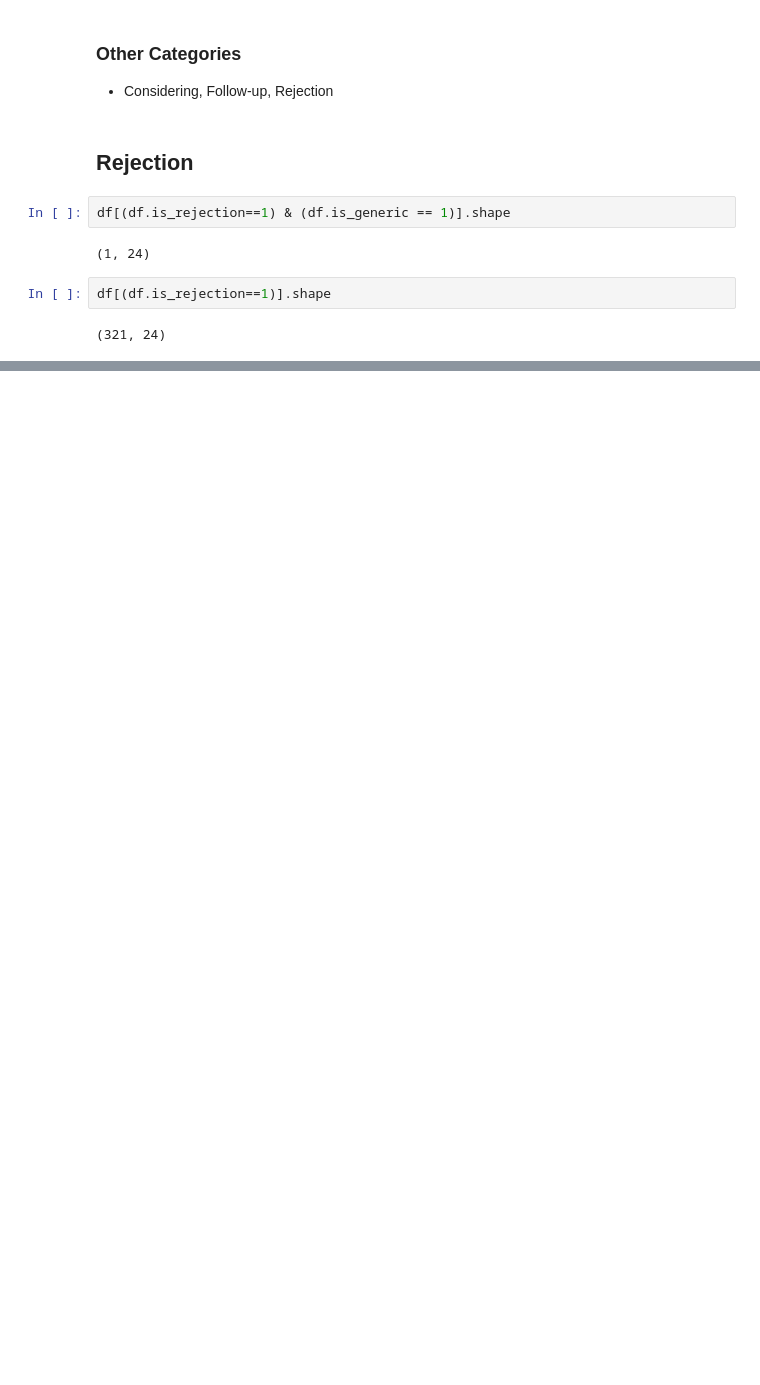
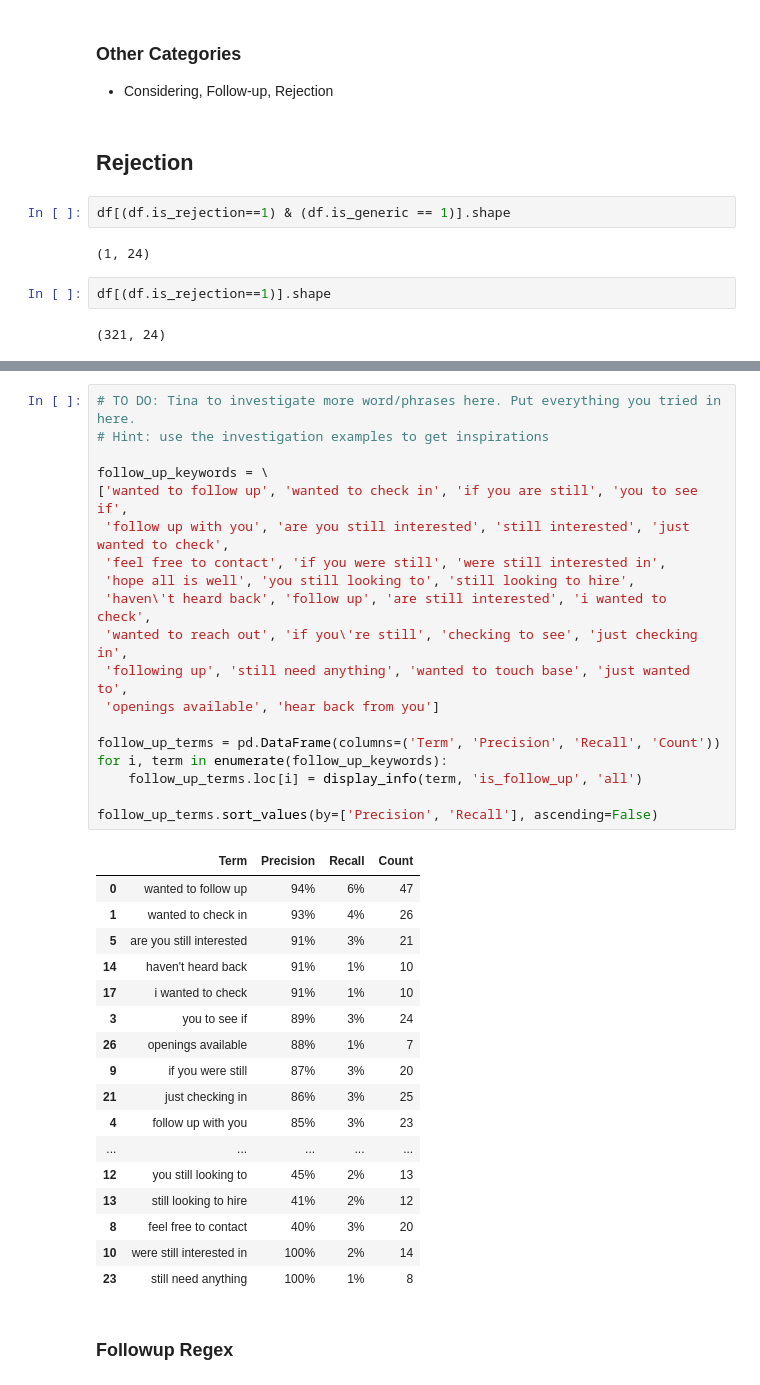
Before and after one commit to tackbfang/p-hire, a Jupyter notebook: regex rules/location/Regex Analysis.ipynb, the cells around one changed output, grey strips where cells are left out. Cells and saved outputs as stored; diff of their text form; blank space fills up the shorter version.

```diff
--- a/regex rules/location/Regex Analysis.ipynb
+++ b/regex rules/location/Regex Analysis.ipynb
@@ -683,0 +872,39 @@ display_info_multiple(payment_regex_words, 'is_payment')
+# %%
+# TO DO: Tina to investigate more word/phrases here. Put everything you tried in here.
+# Hint: use the investigation examples to get inspirations
+
+follow_up_keywords = \
+['wanted to follow up', 'wanted to check in', 'if you are still', 'you to see if',
+ 'follow up with you', 'are you still interested', 'still interested', 'just wanted to check',
+ 'feel free to contact', 'if you were still', 'were still interested in',
+ 'hope all is well', 'you still looking to', 'still looking to hire',
+ 'haven\'t heard back', 'follow up', 'are still interested', 'i wanted to check',
+ 'wanted to reach out', 'if you\'re still', 'checking to see', 'just checking in',
+ 'following up', 'still need anything', 'wanted to touch base', 'just wanted to',
+ 'openings available', 'hear back from you']
+
+follow_up_terms = pd.DataFrame(columns=('Term', 'Precision', 'Recall', 'Count'))
+for i, term in enumerate(follow_up_keywords):
+    follow_up_terms.loc[i] = display_info(term, 'is_follow_up', 'all')
+
+follow_up_terms.sort_values(by=['Precision', 'Recall'], ascending=False)
+# %% [output]
+|  | Term | Precision | Recall | Count |
+| 0 | wanted to follow up | 94% | 6% | 47 |
+| 1 | wanted to check in | 93% | 4% | 26 |
+| 5 | are you still interested | 91% | 3% | 21 |
+| 14 | haven't heard back | 91% | 1% | 10 |
+| 17 | i wanted to check | 91% | 1% | 10 |
+| 3 | you to see if | 89% | 3% | 24 |
+| 26 | openings available | 88% | 1% | 7 |
+| 9 | if you were still | 87% | 3% | 20 |
+| 21 | just checking in | 86% | 3% | 25 |
+| 4 | follow up with you | 85% | 3% | 23 |
+| ... | ... | ... | ... | ... |
+| 12 | you still looking to | 45% | 2% | 13 |
+| 13 | still looking to hire | 41% | 2% | 12 |
+| 8 | feel free to contact | 40% | 3% | 20 |
+| 10 | were still interested in | 100% | 2% | 14 |
+| 23 | still need anything | 100% | 1% | 8 |
+# %% [markdown]
+### Followup Regex
```
Also changed, not shown: parts of 33 cells of this notebook, 4 other files.
